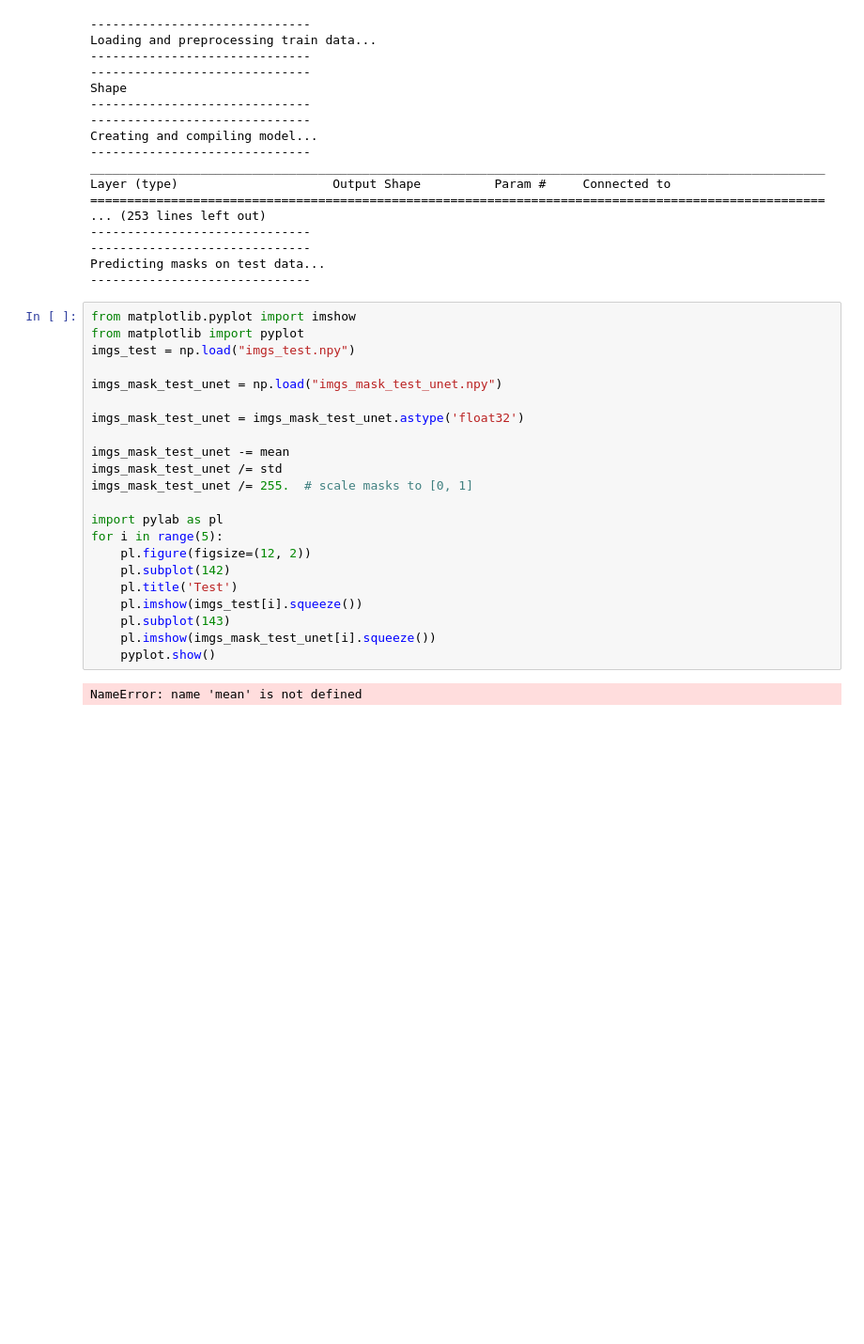
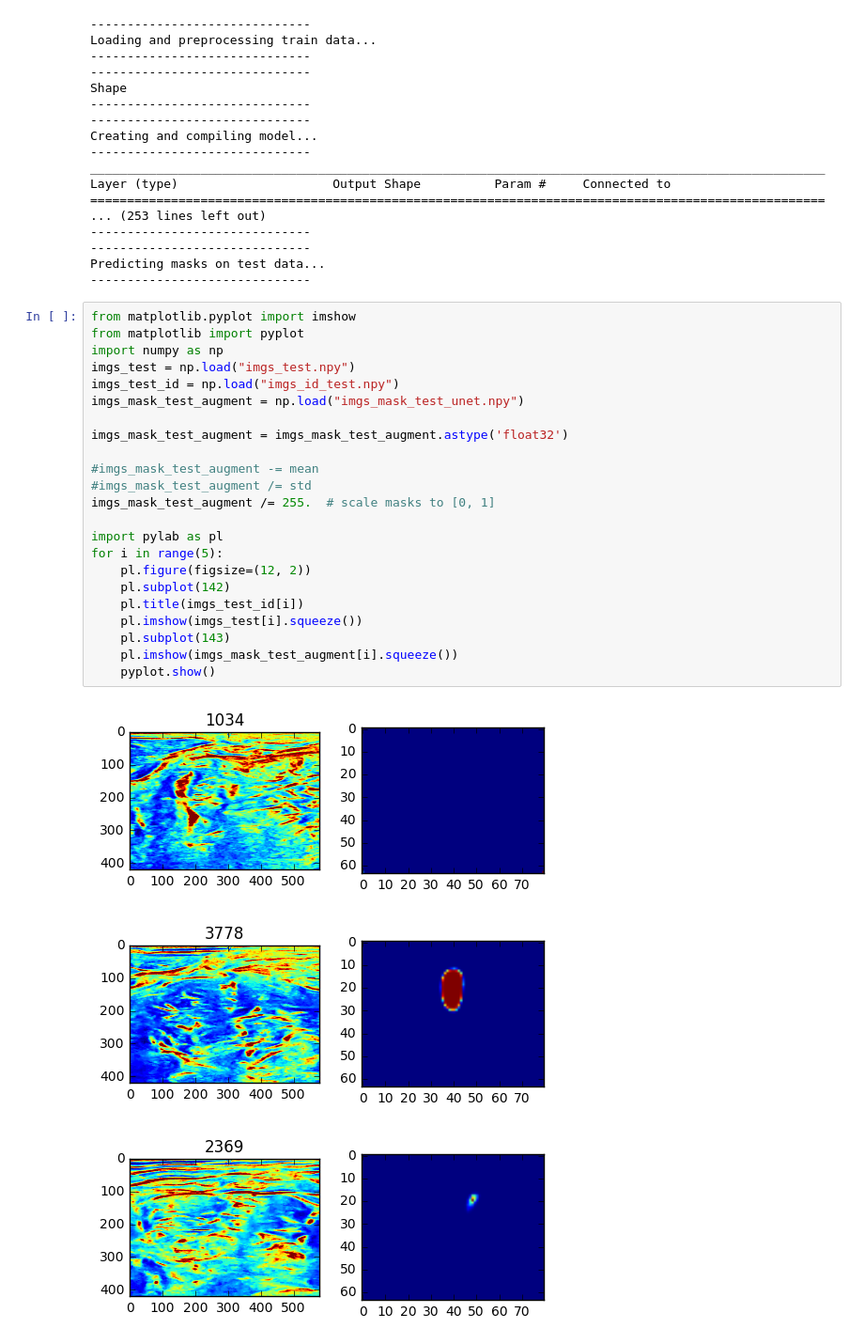
Before and after one commit to sneharavi12/DeepLearning-Midterm, a Jupyter notebook: Train and Predict Models/Unet - G2.ipynb, the cells around one changed output. Shown at 94% size. Cells and saved outputs as stored; diff of their text form; blank space fills up the shorter version.

```diff
--- a/Train and Predict Models/Unet - G2.ipynb
+++ b/Train and Predict Models/Unet - G2.ipynb
@@ -325,24 +327,27 @@ Predicting masks on test data...
 # %%
 from matplotlib.pyplot import imshow
 from matplotlib import pyplot
+import numpy as np
 imgs_test = np.load("imgs_test.npy")
+imgs_test_id = np.load("imgs_id_test.npy")
+imgs_mask_test_augment = np.load("imgs_mask_test_unet.npy")
 
-imgs_mask_test_unet = np.load("imgs_mask_test_unet.npy")
+imgs_mask_test_augment = imgs_mask_test_augment.astype('float32')
 
-imgs_mask_test_unet = imgs_mask_test_unet.astype('float32')
-
-imgs_mask_test_unet -= mean
-imgs_mask_test_unet /= std
-imgs_mask_test_unet /= 255.  # scale masks to [0, 1]
+#imgs_mask_test_augment -= mean
+#imgs_mask_test_augment /= std
+imgs_mask_test_augment /= 255.  # scale masks to [0, 1]
 
 import pylab as pl
 for i in range(5):
     pl.figure(figsize=(12, 2))
     pl.subplot(142)
-    pl.title('Test')
+    pl.title(imgs_test_id[i])
     pl.imshow(imgs_test[i].squeeze())
     pl.subplot(143)
-    pl.imshow(imgs_mask_test_unet[i].squeeze())
+    pl.imshow(imgs_mask_test_augment[i].squeeze())
     pyplot.show()
 # %% [output]
-NameError: name 'mean' is not defined
+[figure, added]
+[figure, added]
+[figure, added]
```
Also changed, not shown: parts of 4 cells of this notebook, 2 other files.
